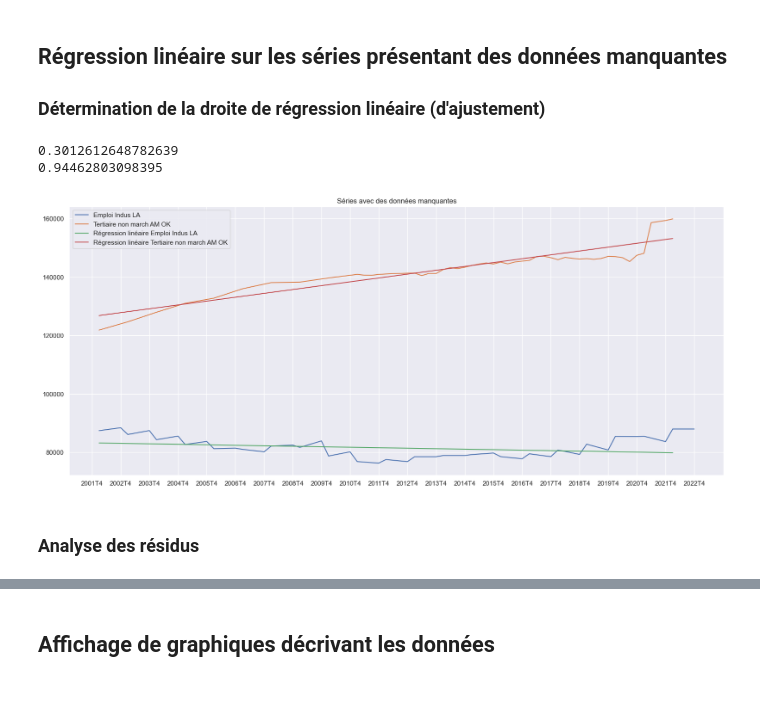
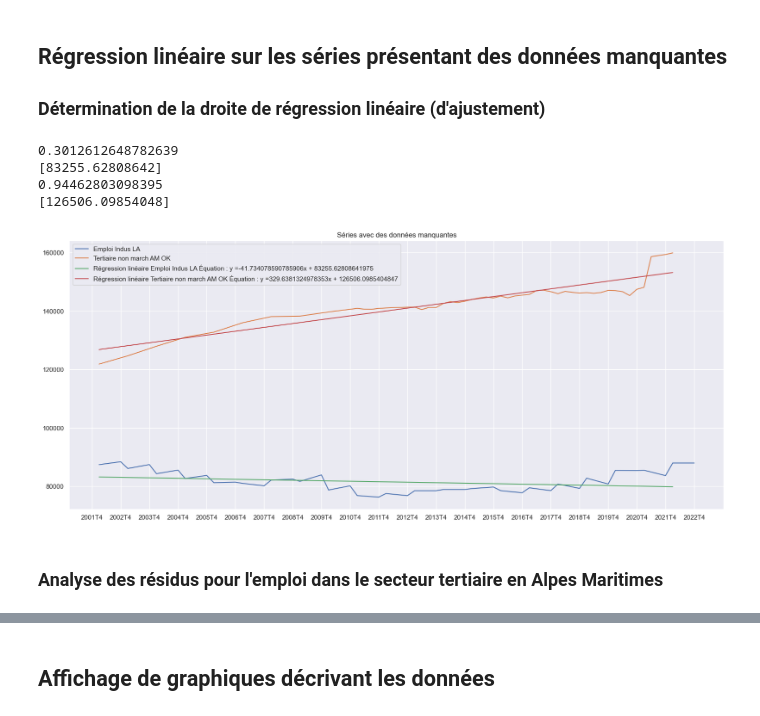
Before and after one commit to CinquinAndy/i1-mspr-data, a Jupyter notebook: Notebook_visu_graphs.ipynb, the cells around one changed output, grey strips where cells are left out. Saved outputs shown, nothing was run; the diff lists cells and outputs as text; code cells hidden in the pictures.

Commit message:
Analyse des résidus + Classe Wrapper

```diff
--- a/Notebook_visu_graphs.ipynb
+++ b/Notebook_visu_graphs.ipynb
@@ -116,7 +117,7 @@ Name: 2022T4, dtype: bool
 ### Détermination de la droite de régression linéaire (d'ajustement)
 # %%
 rows_w_missing_values.columns = range(rows_w_missing_values.columns.size)
-predicted_y_values_dict = {}
+regressor_wrappers_dict = {}
 # Régression linéaire sur les données manquantes
 previous_data_slice = slice(1,82)
 target_slice = slice(82, None)
@@ -136,29 +137,32 @@ for i in range(len(rows_w_missing_values)):
     # Prédiction
     y_predicted = regression_model.predict(x)
 
-    predicted_y_values_dict[current_series_name] = y_predicted
+    regressor_wrappers_dict[current_series_name] = RegressorWrapper(regression_model, x, y, y_predicted)
     r2 = r2_score(y, y_predicted)
     corr_coef = math.sqrt(r2)
     print(corr_coef)
+    print(regression_model.intercept_)
 # %% [output]
 0.3012612648782639
+[83255.62808642]
 0.94462803098395
+[126506.09854048]
 # %%
 ticks_labels = list(dataset_insee.filter(axis=AXE_COLONNES, regex="\d{4}T4").columns)
 x_y_axis_dataframe_slicing = slice(1,None)
 title = "Séries avec des données manquantes"
 for row_label in rows_w_missing_values.index:
     x = list(rows_w_missing_values.columns)[x_y_axis_dataframe_slicing]
     y = rows_w_missing_values.loc[row_label].iloc[x_y_axis_dataframe_slicing]
     plt.xticks(range(0,85,4),labels=ticks_labels)
     plt.plot(x,y,label=row_label)
-for name,value in predicted_y_values_dict.items():
-    plt.plot(x[0:81], value, label="Régression linéaire " + name)
+for name,value in regressor_wrappers_dict.items():
+    plt.plot(x[0:81], value.y_predicted, label="Régression linéaire " + name + " Équation : " + value.get_linear_equation())
 plt.title(title)
 plt.legend()
 plt.savefig(title + ".png")
 plt.show()
 # %% [output]
-[figure, old version]
+[figure, new version]
 # %% [markdown]
-### Analyse des résidus
+### Analyse des résidus pour l'emploi dans le secteur tertiaire en Alpes Maritimes
```
Also changed, not shown: parts of 3 cells of this notebook, 1 other file.
